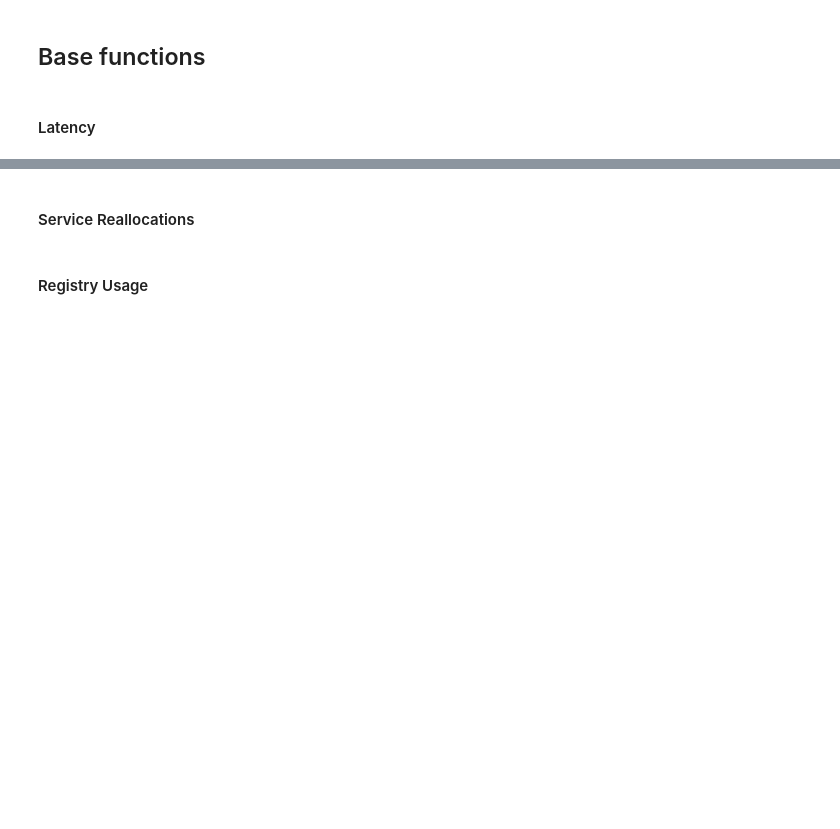
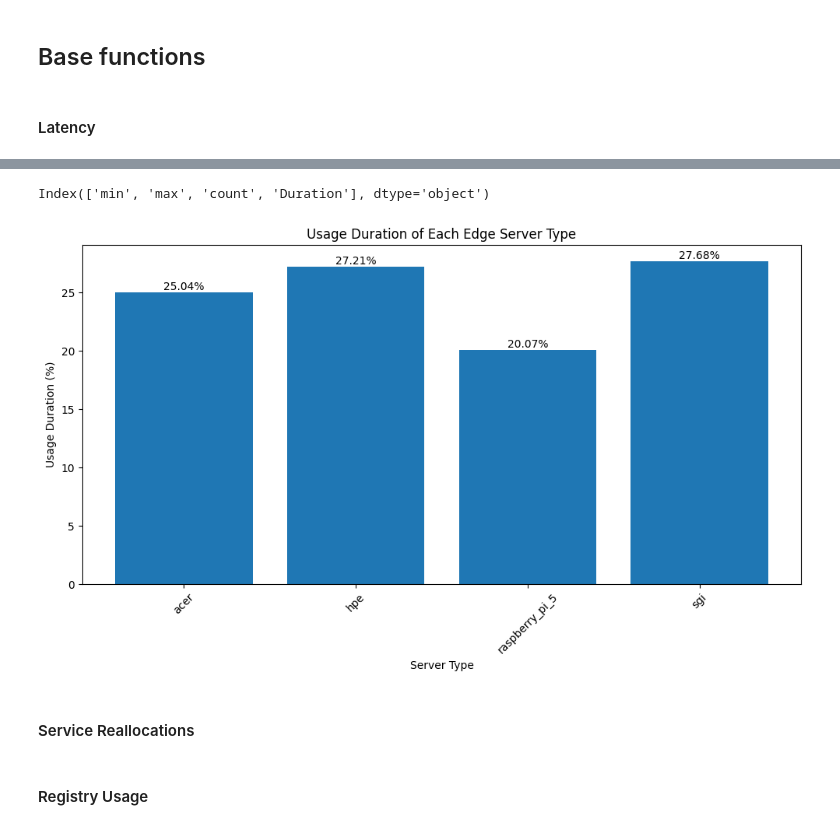
Before and after one commit to LGMarques9963/wscad-registry, a Jupyter notebook: analysis.ipynb, the cells around one changed output, grey strips where cells are left out. Saved outputs shown, nothing was run; the diff lists cells and outputs as text; code cells hidden in the pictures; blank space fills up the shorter version.

Commit message:
add usage duration

```diff
--- a/analysis.ipynb
+++ b/analysis.ipynb
@@ -146,3 +170,10 @@ def get_latency():
             user_data.append(simulation_data)
 
     return pd.DataFrame(user_data)
+# %%
+msgpack_file = f"logs/algorithm=p2p_enhanced;dataset=p2p_minimal;seed=1/EdgeServer.msgpack"
+file = open(msgpack_file, "rb")
+msgpack_data = msgpack.load(file)
+df = pd.DataFrame(msgpack_data)
+print(df)
+df.to_csv("logs/edge_server.csv", index=False)
@@ -149,3 +261,27 @@ def get_latency():
+# %%
+usage_by_server_type.keys()
+# %% [output]
+Index(['min', 'max', 'count', 'Duration'], dtype='object')
+# %%
+# Extract the relevant data for plotting
+server_types = usage_by_server_type.index
+count = (usage_by_server_type['count'] / usage_by_server_type['count'].sum()) * 100
+
+# Plot the usage durations for each server type
+plt.figure(figsize=(10, 6))
+bars = plt.bar(server_types, count)
+plt.xlabel('Server Type')
+plt.ylabel('Usage Duration (%)')
+plt.title('Usage Duration of Each Edge Server Type')
+plt.xticks(rotation=45)
+plt.tight_layout()
+for bar in bars:
+    height = bar.get_height()
+    plt.text(bar.get_x() + bar.get_width() / 2.0, height, f'{height:.2f}%', ha='center', va='bottom')
+
+plt.show()
+# %% [output]
+[figure, added]
 # %% [markdown]
 #### Service Reallocations
 # %%
```
Also changed, not shown: parts of 24 cells of this notebook, 2 other files.
